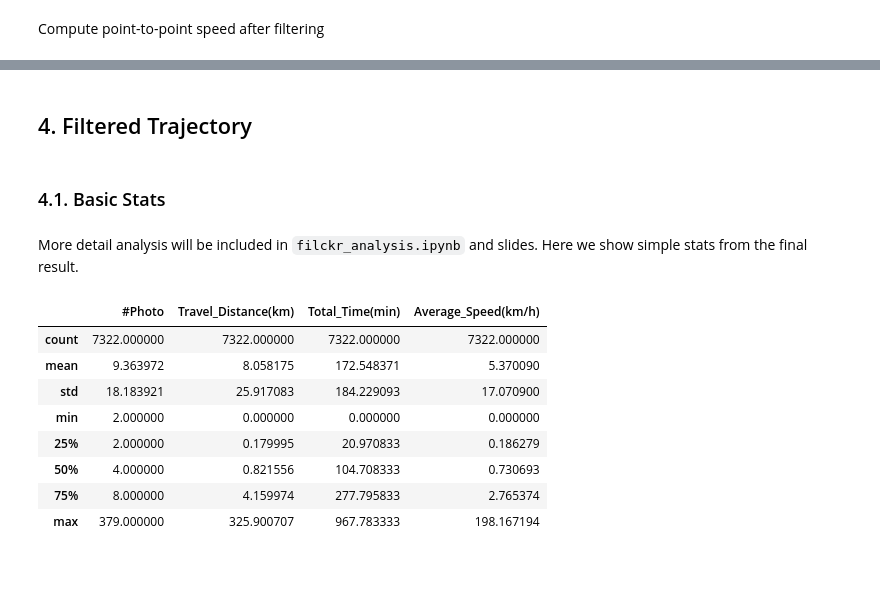
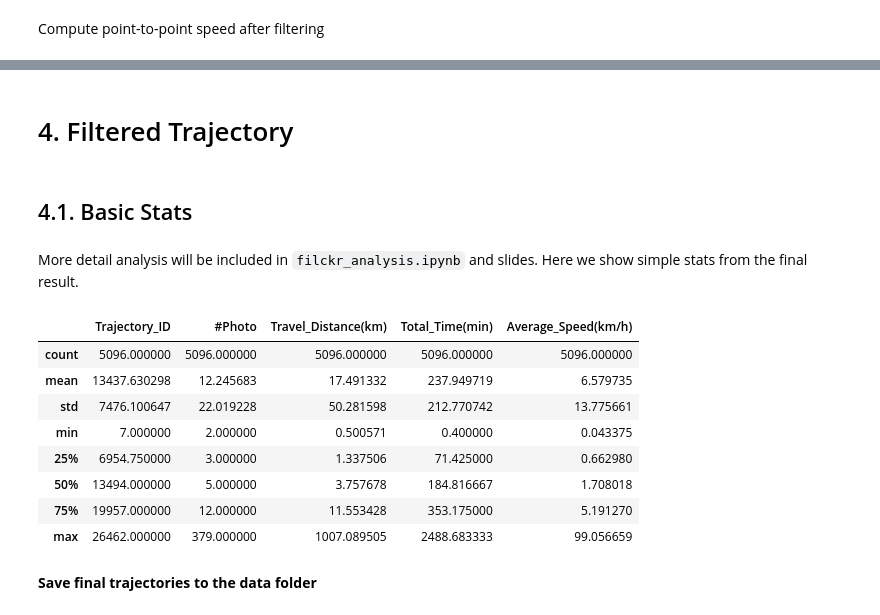
Before and after one commit to dongwookim-ml/flickr-photo, a Jupyter notebook: src/trajectory_construction.ipynb, the cells around one changed output, grey strips where cells are left out. Drawn from its saved outputs; the diff is of its cells as text; code cells hidden in the pictures; blank space fills up the shorter version.

```diff
--- a/src/trajectory_construction.ipynb
+++ b/src/trajectory_construction.ipynb
@@ -461,21 +452,22 @@ if speed_filter == 1:
 # %%
 #if speed_filter == 2:
 # %% [markdown]
-## 4. Filtered Trajectory
+# 4. Filtered Trajectory
 # %% [markdown]
-### 4.1. Basic Stats
+## 4.1. Basic Stats
 # %% [markdown]
 More detail analysis will be included in `filckr_analysis.ipynb` and slides. Here we show simple stats from the final result.
-# %%
-traj_stats_new[['#Photo', 'Travel_Distance(km)', 'Total_Time(min)', 'Average_Speed(km/h)']].describe()
-#print(maximum_speed)
-# %% [output]
-|  | #Photo | Travel_Distance(km) | Total_Time(min) | Average_Speed(km/h) |
-| count | 7322.000000 | 7322.000000 | 7322.000000 | 7322.000000 |
-| mean | 9.363972 | 8.058175 | 172.548371 | 5.370090 |
-| std | 18.183921 | 25.917083 | 184.229093 | 17.070900 |
-| min | 2.000000 | 0.000000 | 0.000000 | 0.000000 |
-| 25% | 2.000000 | 0.179995 | 20.970833 | 0.186279 |
-| 50% | 4.000000 | 0.821556 | 104.708333 | 0.730693 |
-| 75% | 8.000000 | 4.159974 | 277.795833 | 2.765374 |
-| max | 379.000000 | 325.900707 | 967.783333 | 198.167194 |
+# %%
+traj_stats_new.describe()
+# %% [output]
+|  | Trajectory_ID | #Photo | Travel_Distance(km) | Total_Time(min) | Average_Speed(km/h) |
+| count | 5096.000000 | 5096.000000 | 5096.000000 | 5096.000000 | 5096.000000 |
+| mean | 13437.630298 | 12.245683 | 17.491332 | 237.949719 | 6.579735 |
+| std | 7476.100647 | 22.019228 | 50.281598 | 212.770742 | 13.775661 |
+| min | 7.000000 | 2.000000 | 0.500571 | 0.400000 | 0.043375 |
+| 25% | 6954.750000 | 3.000000 | 1.337506 | 71.425000 | 0.662980 |
+| 50% | 13494.000000 | 5.000000 | 3.757678 | 184.816667 | 1.708018 |
+| 75% | 19957.000000 | 12.000000 | 11.553428 | 353.175000 | 5.191270 |
+| max | 26462.000000 | 379.000000 | 1007.089505 | 2488.683333 | 99.056659 |
+# %% [markdown]
+**Save final trajectories to the data folder**
```
Also changed, not shown: parts of 34 cells of this notebook, 2 other files.
